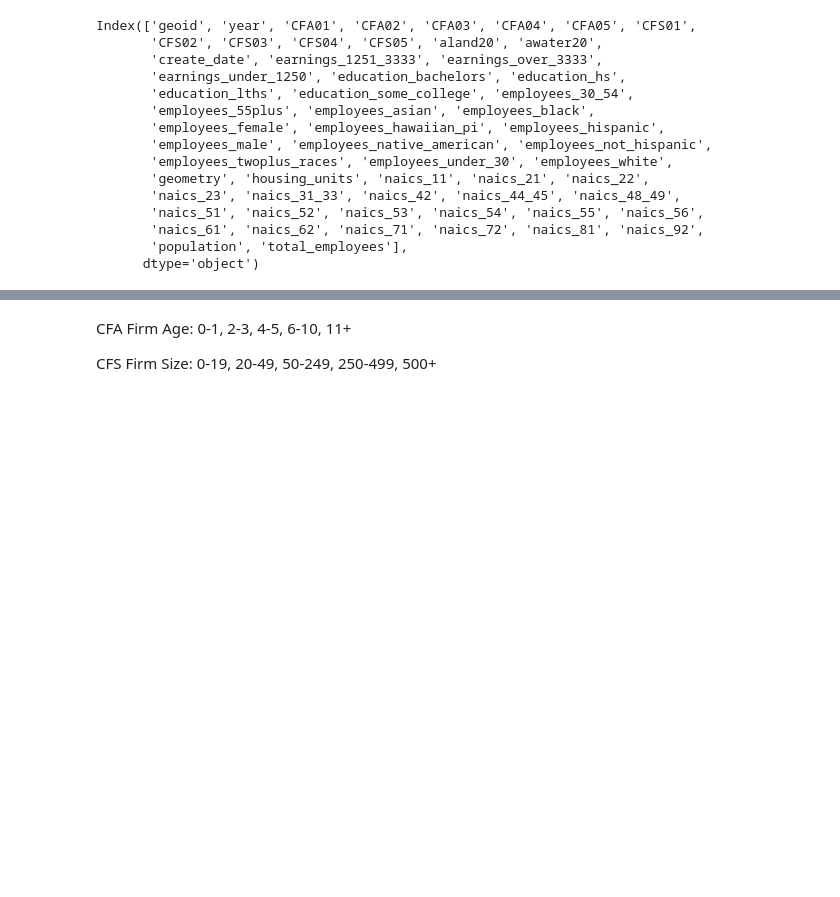
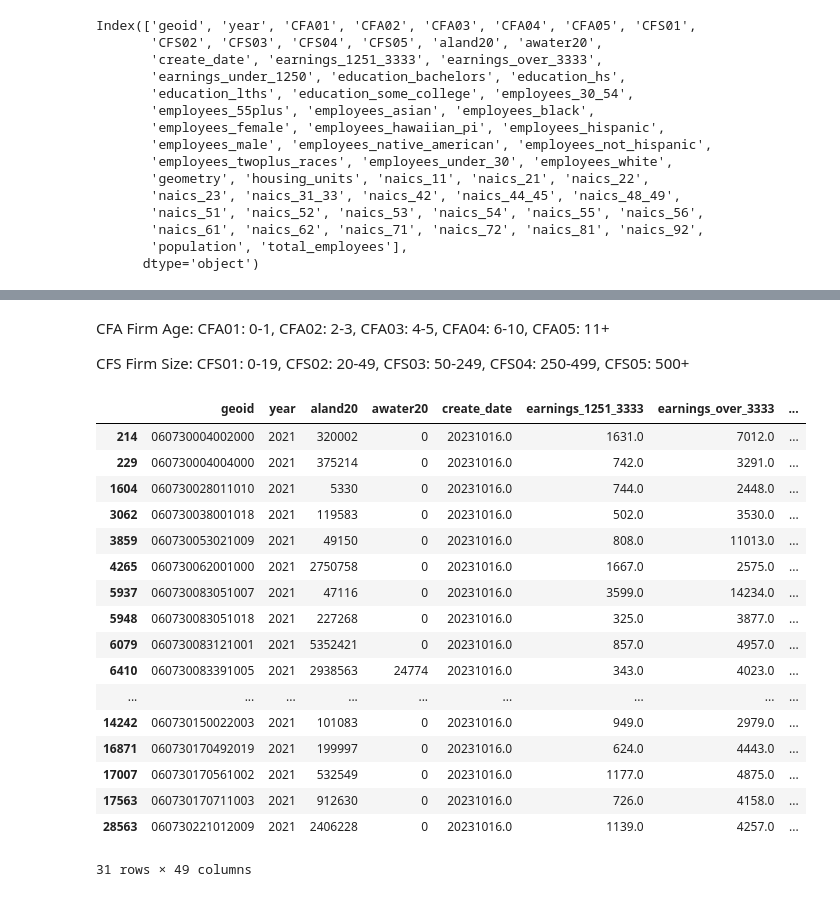
Before and after one commit to bartelgracie/Employment-Centers-, a Jupyter notebook: specialization.ipynb, the cells around one changed output, grey strips where cells are left out. Cells and saved outputs as stored; diff of their text form; code cells hidden in the pictures; blank space fills up the shorter version.

```diff
--- a/specialization.ipynb
+++ b/specialization.ipynb
@@ -73,6 +97,16 @@ Index(['geoid', 'year', 'CFA01', 'CFA02', 'CFA03', 'CFA04', 'CFA05', 'CFS01',
 
 92 -- Public Administration
 # %% [markdown]
-CFA Firm Age: 0-1, 2-3, 4-5, 6-10, 11+
+CFA Firm Age:
+    CFA01: 0-1,
+    CFA02: 2-3,
+    CFA03: 4-5,
+    CFA04: 6-10,
+    CFA05: 11+
 
-CFS Firm Size: 0-19, 20-49, 50-249, 250-499, 500+
+CFS Firm Size:
+    CFS01: 0-19,
+    CFS02: 20-49,
+    CFS03: 50-249,
+    CFS04: 250-499,
+    CFS05: 500+
@@ -101,0 +113,6 @@ industries = [
+# %%
+# None of our columns for information on Firm Size or Firm Age have quantitative data
+# All are at values of 0.0
+
+firms = ['CFA01', 'CFA02', 'CFA03', 'CFA04', 'CFA05',
+         'CFS01', 'CFS02', 'CFS03', 'CFS04', 'CFS05']
@@ -101,0 +146,21 @@ industries = [
+# %%
+lodes
+# %% [output]
+|  | geoid | year | aland20 | awater20 | create_date | earnings_1251_3333 | earnings_over_3333 | ... |
+| 214 | 060730004002000 | 2021 | 320002 | 0 | 20231016.0 | 1631.0 | 7012.0 | ... |
+| 229 | 060730004004000 | 2021 | 375214 | 0 | 20231016.0 | 742.0 | 3291.0 | ... |
+| 1604 | 060730028011010 | 2021 | 5330 | 0 | 20231016.0 | 744.0 | 2448.0 | ... |
+| 3062 | 060730038001018 | 2021 | 119583 | 0 | 20231016.0 | 502.0 | 3530.0 | ... |
+| 3859 | 060730053021009 | 2021 | 49150 | 0 | 20231016.0 | 808.0 | 11013.0 | ... |
+| 4265 | 060730062001000 | 2021 | 2750758 | 0 | 20231016.0 | 1667.0 | 2575.0 | ... |
+| 5937 | 060730083051007 | 2021 | 47116 | 0 | 20231016.0 | 3599.0 | 14234.0 | ... |
+| 5948 | 060730083051018 | 2021 | 227268 | 0 | 20231016.0 | 325.0 | 3877.0 | ... |
+| 6079 | 060730083121001 | 2021 | 5352421 | 0 | 20231016.0 | 857.0 | 4957.0 | ... |
+| 6410 | 060730083391005 | 2021 | 2938563 | 24774 | 20231016.0 | 343.0 | 4023.0 | ... |
+| ... | ... | ... | ... | ... | ... | ... | ... | ... |
+| 14242 | 060730150022003 | 2021 | 101083 | 0 | 20231016.0 | 949.0 | 2979.0 | ... |
+| 16871 | 060730170492019 | 2021 | 199997 | 0 | 20231016.0 | 624.0 | 4443.0 | ... |
+| 17007 | 060730170561002 | 2021 | 532549 | 0 | 20231016.0 | 1177.0 | 4875.0 | ... |
+| 17563 | 060730170711003 | 2021 | 912630 | 0 | 20231016.0 | 726.0 | 4158.0 | ... |
+| 28563 | 060730221012009 | 2021 | 2406228 | 0 | 20231016.0 | 1139.0 | 4257.0 | ... |
+31 rows × 49 columns
```
Also changed, not shown: parts of 12 cells of this notebook.
